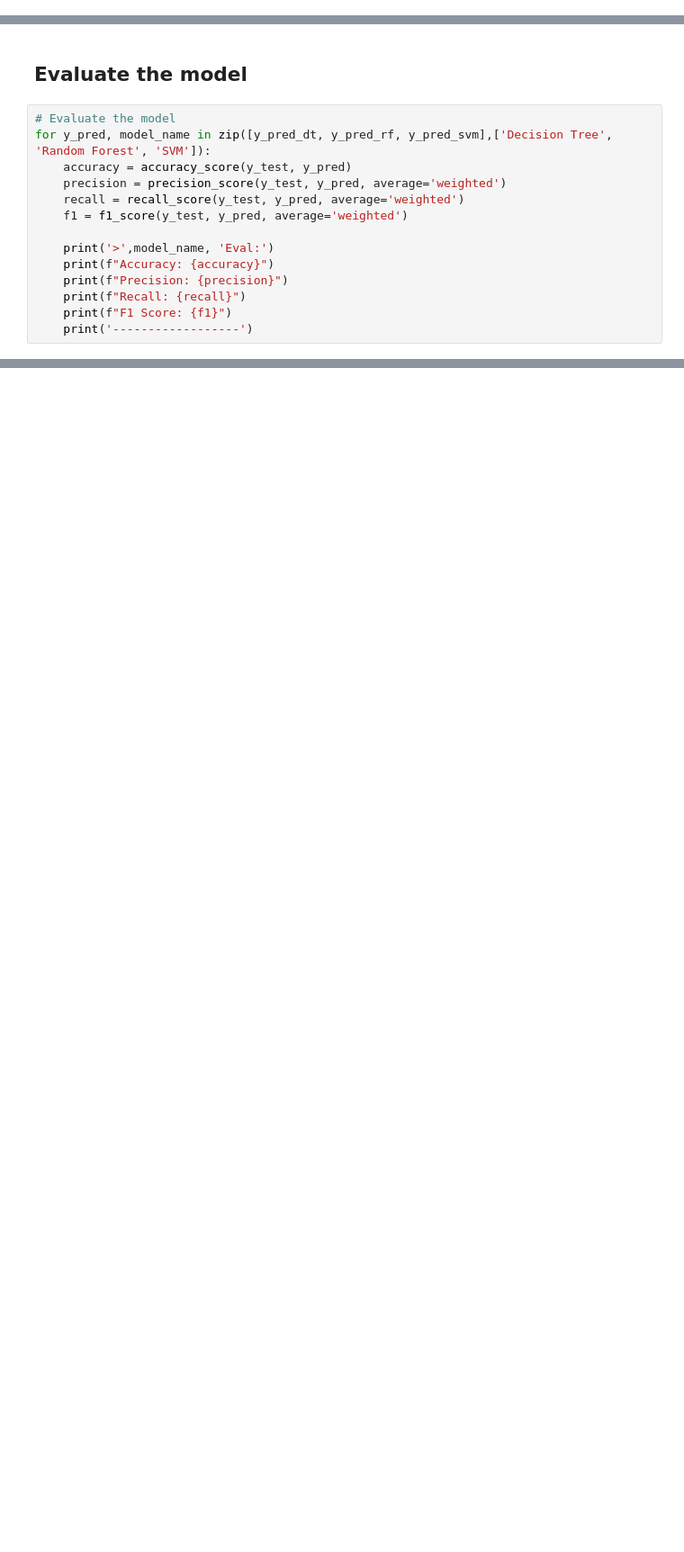
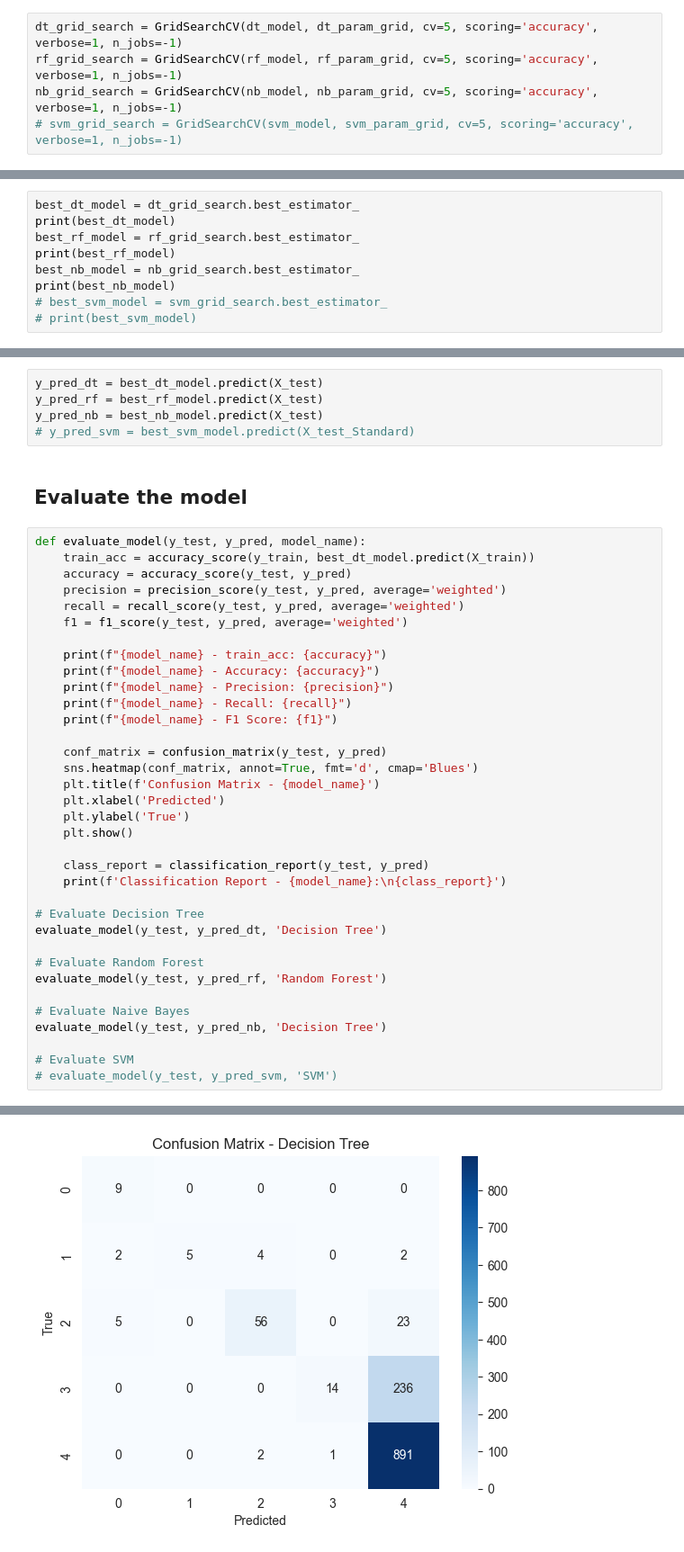
Before and after one commit to Soroush-Pasandideh/DataMining, a Jupyter notebook: Classification.ipynb, the cells around one changed output, grey strips where cells are left out. Shown at 90% size. Cells and saved outputs as stored; diff of their text form; blank space fills up the shorter version.

Commit message:
add parameter tuning for all three classification algorithms

```diff
--- a/Classification.ipynb
+++ b/Classification.ipynb
@@ -123,0 +158,5 @@ y_pred_svm = svm_model.predict(X_test_Standard)
+# %%
+dt_grid_search = GridSearchCV(dt_model, dt_param_grid, cv=5, scoring='accuracy', verbose=1, n_jobs=-1)
+rf_grid_search = GridSearchCV(rf_model, rf_param_grid, cv=5, scoring='accuracy', verbose=1, n_jobs=-1)
+nb_grid_search = GridSearchCV(nb_model, nb_param_grid, cv=5, scoring='accuracy', verbose=1, n_jobs=-1)
+# svm_grid_search = GridSearchCV(svm_model, svm_param_grid, cv=5, scoring='accuracy', verbose=1, n_jobs=-1)
@@ -123,0 +223,9 @@ y_pred_svm = svm_model.predict(X_test_Standard)
+# %%
+best_dt_model = dt_grid_search.best_estimator_
+print(best_dt_model)
+best_rf_model = rf_grid_search.best_estimator_
+print(best_rf_model)
+best_nb_model = nb_grid_search.best_estimator_
+print(best_nb_model)
+# best_svm_model = svm_grid_search.best_estimator_
+# print(best_svm_model)
@@ -124,17 +239,43 @@ y_pred_svm = svm_model.predict(X_test_Standard)
+# %%
+y_pred_dt = best_dt_model.predict(X_test)
+y_pred_rf = best_rf_model.predict(X_test)
+y_pred_nb = best_nb_model.predict(X_test)
+# y_pred_svm = best_svm_model.predict(X_test_Standard)
 # %% [markdown]
 ## Evaluate the model
 # %%
-# Evaluate the model
-for y_pred, model_name in zip([y_pred_dt, y_pred_rf, y_pred_svm],['Decision Tree', 'Random Forest', 'SVM']):
+def evaluate_model(y_test, y_pred, model_name):
+    train_acc = accuracy_score(y_train, best_dt_model.predict(X_train))
     accuracy = accuracy_score(y_test, y_pred)
     precision = precision_score(y_test, y_pred, average='weighted')
     recall = recall_score(y_test, y_pred, average='weighted')
     f1 = f1_score(y_test, y_pred, average='weighted')
 
-    print('>',model_name, 'Eval:')
-    print(f"Accuracy: {accuracy}")
-    print(f"Precision: {precision}")
-    print(f"Recall: {recall}")
-    print(f"F1 Score: {f1}")
-    print('------------------')
+    print(f"{model_name} - train_acc: {accuracy}")
+    print(f"{model_name} - Accuracy: {accuracy}")
+    print(f"{model_name} - Precision: {precision}")
+    print(f"{model_name} - Recall: {recall}")
+    print(f"{model_name} - F1 Score: {f1}")
+
+    conf_matrix = confusion_matrix(y_test, y_pred)
+    sns.heatmap(conf_matrix, annot=True, fmt='d', cmap='Blues')
+    plt.title(f'Confusion Matrix - {model_name}')
+    plt.xlabel('Predicted')
+    plt.ylabel('True')
+    plt.show()
+
+    class_report = classification_report(y_test, y_pred)
+    print(f'Classification Report - {model_name}:\n{class_report}')
+
+# Evaluate Decision Tree
+evaluate_model(y_test, y_pred_dt, 'Decision Tree')
+
+# Evaluate Random Forest
+evaluate_model(y_test, y_pred_rf, 'Random Forest')
+
+# Evaluate Naive Bayes
+evaluate_model(y_test, y_pred_nb, 'Decision Tree')
+
+# Evaluate SVM
+# evaluate_model(y_test, y_pred_svm, 'SVM')
 # %% [output]
@@ -158,0 +287 @@ F1 Score: 0.6215771916346564
+[figure, added]
```
Also changed, not shown: parts of 17 cells of this notebook, 1 other file.
